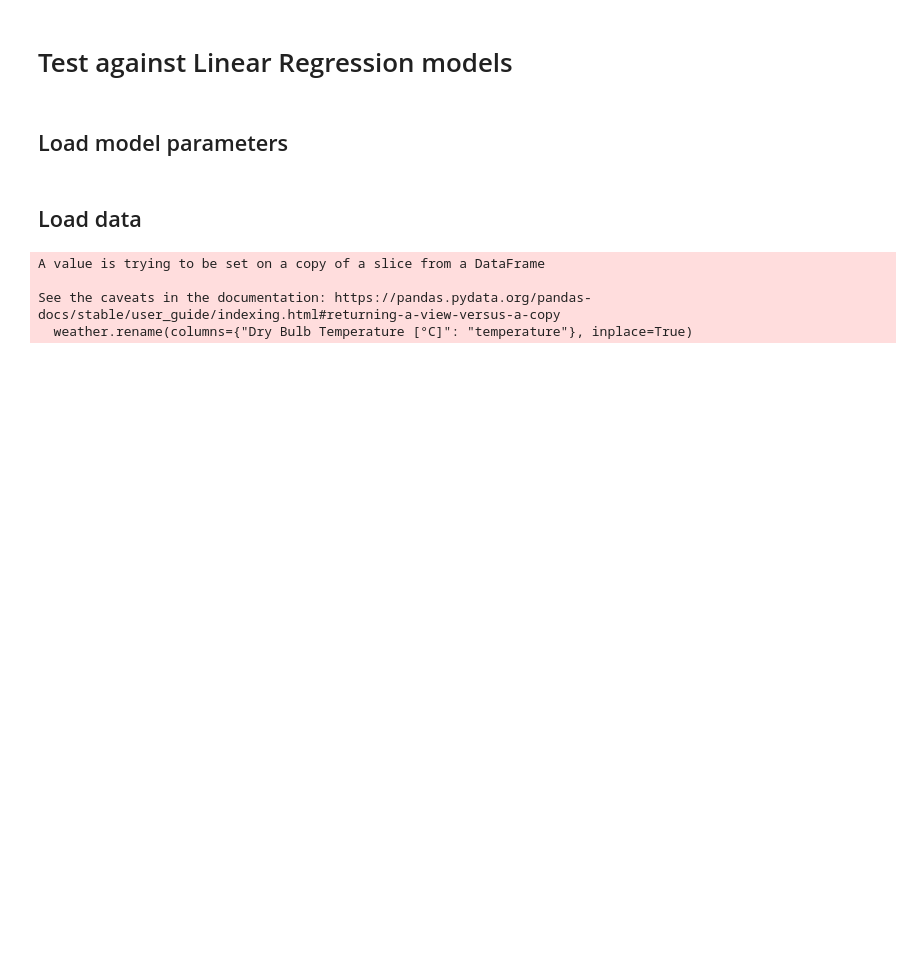
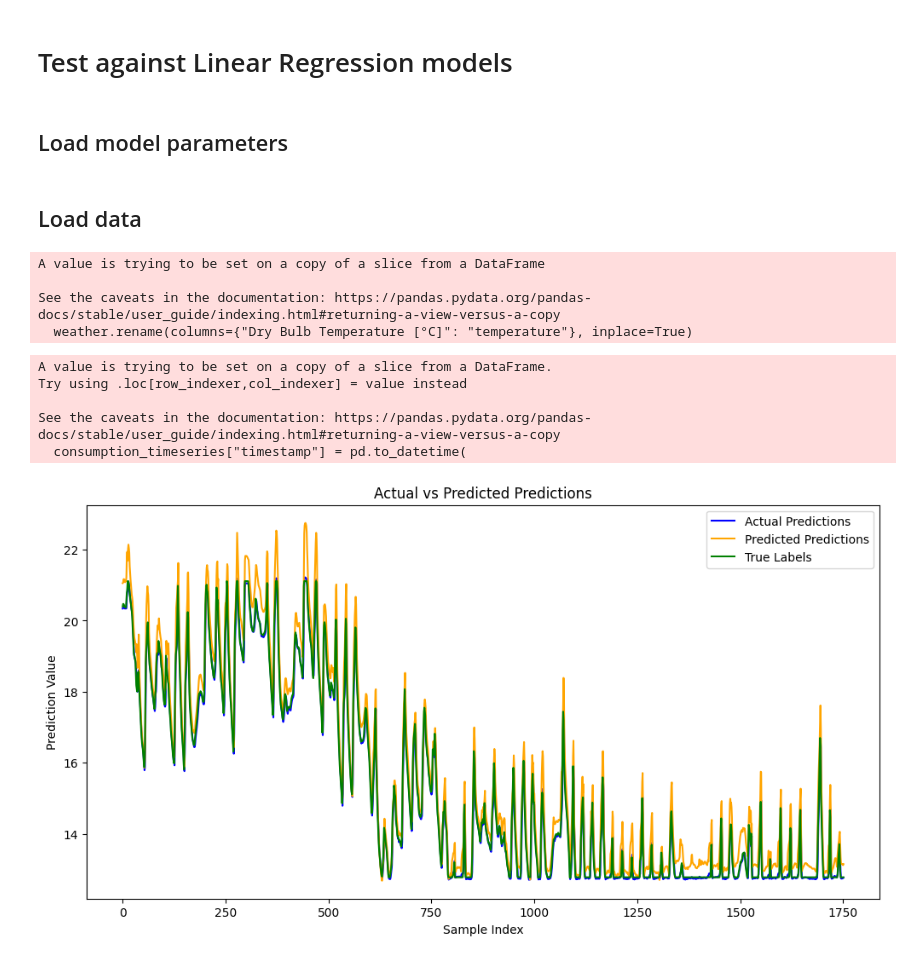
Before and after one commit to adrianlopezlanchares/ai-lab, a Jupyter notebook: src/building_parameter_prediction/parameter_prediction.ipynb, the cells around one changed output. Drawn from its saved outputs; the diff is of its cells as text; code cells hidden in the pictures; blank space fills up the shorter version.

Commit message:
finish predicting parameters

```diff
--- a/src/building_parameter_prediction/parameter_prediction.ipynb
+++ b/src/building_parameter_prediction/parameter_prediction.ipynb
@@ -180,6 +182,44 @@ A value is trying to be set on a copy of a slice from a DataFrame
 See the caveats in the documentation: https://pandas.pydata.org/pandas-docs/stable/user_guide/indexing.html#returning-a-view-versus-a-copy
   weather.rename(columns={"Dry Bulb Temperature [°C]": "temperature"}, inplace=True)
 # %%
-train_data, train_labels, _, _ = create_lr_train_and_test_datasets(
+_, _, lr_test_data, lr_test_labels = create_lr_train_and_test_datasets(
                     building_data, resstock, weather, predictions_bldg_id
                 )
+# %% [output]
+A value is trying to be set on a copy of a slice from a DataFrame.
+Try using .loc[row_indexer,col_indexer] = value instead
+
+See the caveats in the documentation: https://pandas.pydata.org/pandas-docs/stable/user_guide/indexing.html#returning-a-view-versus-a-copy
+  consumption_timeseries["timestamp"] = pd.to_datetime(
+# %%
+lr_test_dataset = Dataset(
+    features=lr_test_data,
+    labels=lr_test_labels,
+)
+# %%
+lr_test_loader = DataLoader(lr_test_dataset, batch_size=batch_size, shuffle=False)
+# %%
+actual_predictions = predict(
+    model=actual_model,
+    sequences=lr_test_loader,
+    device=device,
+)
+# %%
+predicted_predictions = predict(
+    model=predicted_model,
+    sequences=lr_test_loader,
+    device=device,
+)
+# %%
+# plotting
+plt.figure(figsize=(12, 6))
+plt.plot(actual_predictions.cpu().numpy(), label='Actual Predictions', color='blue')
+plt.plot(predicted_predictions.cpu().numpy(), label='Predicted Predictions', color='orange')
+plt.plot(lr_test_labels, label='True Labels', color='green')
+plt.title('Actual vs Predicted Predictions')
+plt.xlabel('Sample Index')
+plt.ylabel('Prediction Value')
+plt.legend()
+plt.show()
+# %% [output]
+[figure, added]
```
Also changed, not shown: parts of 3 cells of this notebook.
